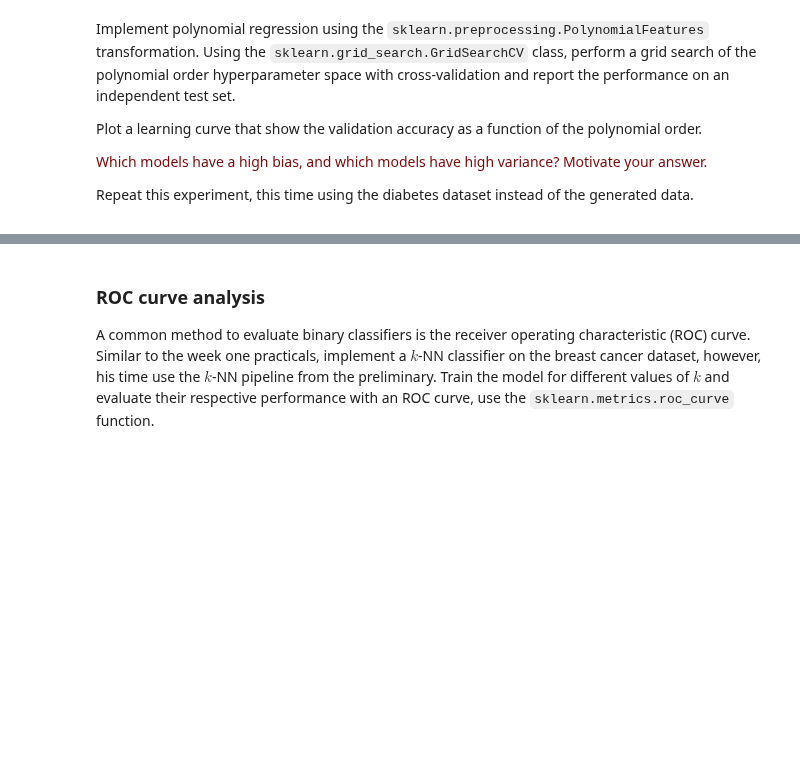
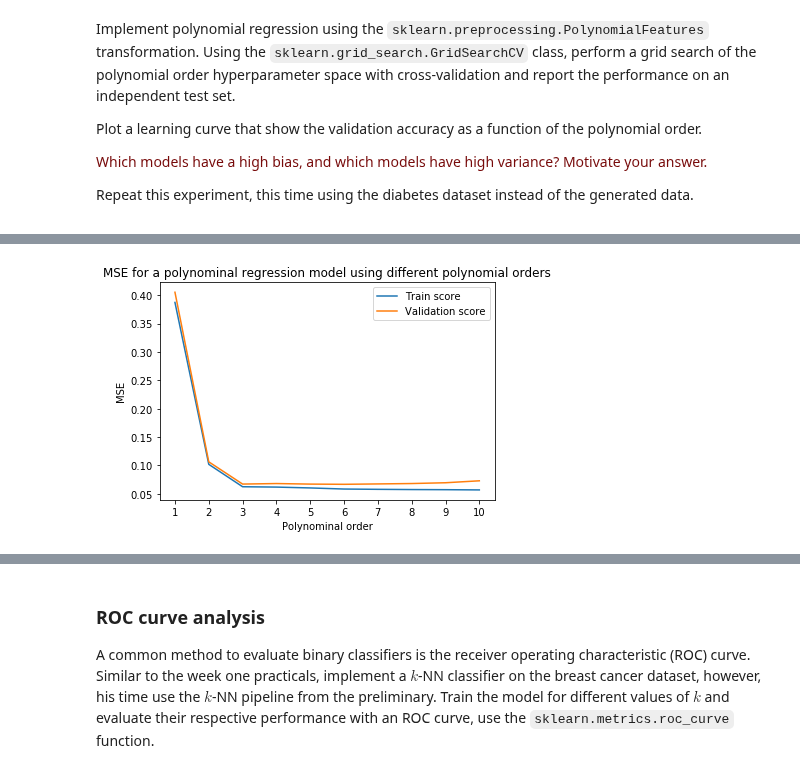
Before and after one commit to MirtheK/8dm50-machine-learning, a Jupyter notebook: practicals/week_2.ipynb, the cells around one changed output, grey strips where cells are left out. Saved outputs shown, nothing was run; the diff lists cells and outputs as text; code cells hidden in the pictures; blank space fills up the shorter version.

```diff
--- a/practicals/week_2.ipynb
+++ b/practicals/week_2.ipynb
@@ -165,3 +165,70 @@ Plot a learning curve that show the validation accuracy as a function of the pol
 <p><font color='#770a0a'>Which models have a high bias, and which models have high variance? Motivate your answer.</font><p>
 
 Repeat this experiment, this time using the diabetes dataset instead of the generated data.
+# %%
+from sklearn.preprocessing import PolynomialFeatures
+from sklearn.linear_model import LinearRegression
+from sklearn.preprocessing import StandardScaler
+from sklearn.model_selection import GridSearchCV
+from sklearn.pipeline import make_pipeline
+
+X_train = X[:-20, np.newaxis]
+y_train = y[:-20, np.newaxis]
+X_test = X[-20:, np.newaxis]
+y_test = y[-20:, np.newaxis]
+
+print("Distribution of the datasets: (shapes)")
+print("X train: {}, y train: {}\nX test: {}, y test: {}\n".format(X_train.shape, y_train.shape, X_test.shape, y_test.shape))
+
+scaler = StandardScaler()
+scaler.fit(X_train)
+scalery = StandardScaler()
+scalery.fit(y_train)
+
+X_train_scaled = scaler.transform(X_train)
+y_train_scaled = scalery.transform(y_train)
+X_test_scaled = scaler.transform(X_test)
+y_test_scaled = scalery.transform(y_test)
+
+polyreg=make_pipeline(PolynomialFeatures(),LinearRegression())
+
+orders = range(1,11) #TOT WELKE ORDER MOETEN WE DOEN
+tune_parameter = [{'polynomialfeatures__degree': orders}]
+score = 'neg_mean_squared_error'
+print("Tuning hyper-parameter for negative MSE - less negative score is better")
+clf = GridSearchCV(polyreg, tune_parameter, scoring=score, return_train_score=True)
+clf.fit(X_train_scaled.reshape(-1,1), y_train_scaled)
+
+print("Best parameter: {}, with score: {}".format(clf.best_params_, round(clf.best_score_,6)))
+print_grid = True
+if print_grid:
+    print("Grid score:")
+    means = clf.cv_results_['mean_test_score']
+    stds = clf.cv_results_['std_test_score']
+    for mean, std, params in zip(means, stds, clf.cv_results_['params']):
+        print("%0.3f (+/- %0.03f) for %r\n" % (mean, std * 2, params))
+
+#Obtain the final degree from the gridsearch and score on the independent test dataset
+print("\nApplying the model to an independent test set:")
+final_degree = clf.best_params_['polynomialfeatures__degree']
+test_score = clf.score(X_test_scaled.reshape(-1,1), y_test_scaled)
+print("Polynominal order used: {}, MSE obtained: {}".format(final_degree, abs(round(test_score, 6))))
+
+#Make a plot
+print('\n\n')
+test_scores = clf.cv_results_['mean_test_score']
+train_scores = clf.cv_results_['mean_train_score']
+
+#Make a plot using the absolute value for MSE - lower is then better (more intuitive)
+test_scores_abs = abs(test_scores)
+train_scores_abs = abs(train_scores)
+plt.plot(orders, train_scores_abs, label='Train score')
+plt.plot(orders, test_scores_abs, label='Validation score')
+plt.title('MSE for a polynominal regression model using different polynomial orders')
+plt.xlabel('Polynominal order')
+plt.ylabel('MSE')
+plt.xticks(orders)
+plt.legend(loc='best')
+# plt.grid() #I used this to help answer the question
+plt.show()
+# %% [output]
@@ -167,0 +252 @@ Repeat this experiment, this time using the diabetes dataset instead of the gene
+[figure, added]
```
Also changed, not shown: parts of 7 cells of this notebook.
